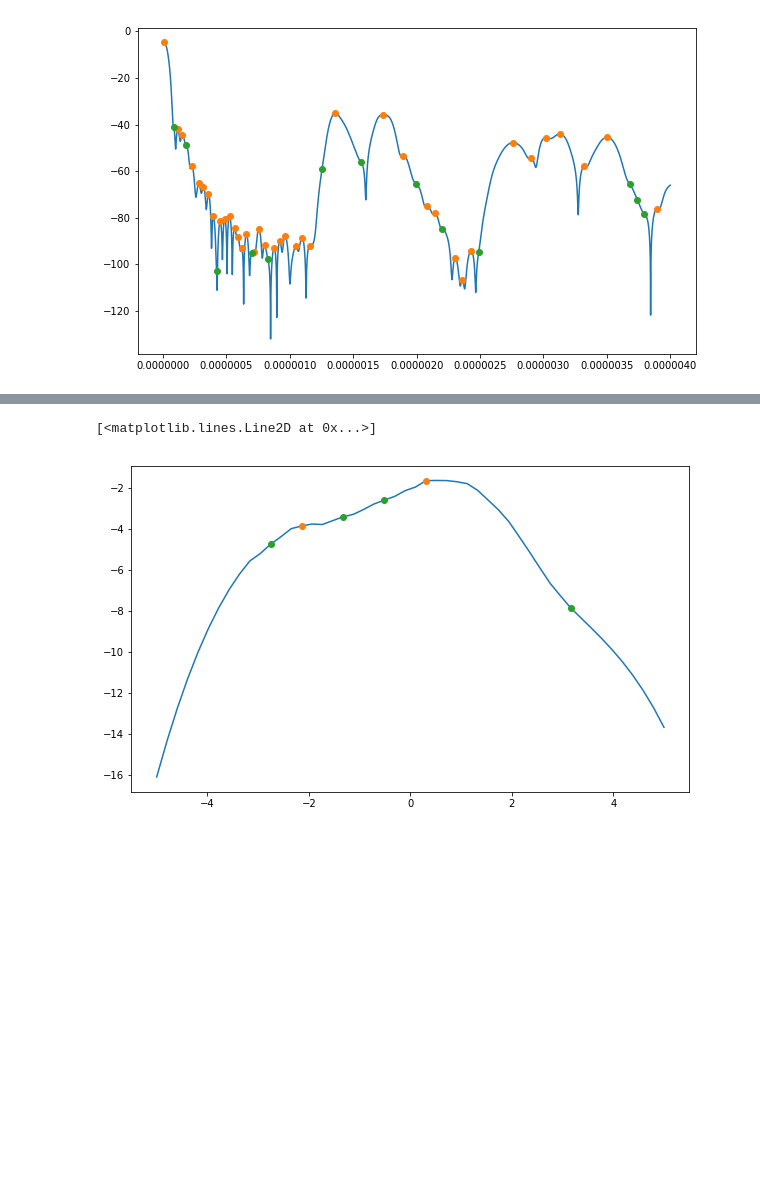
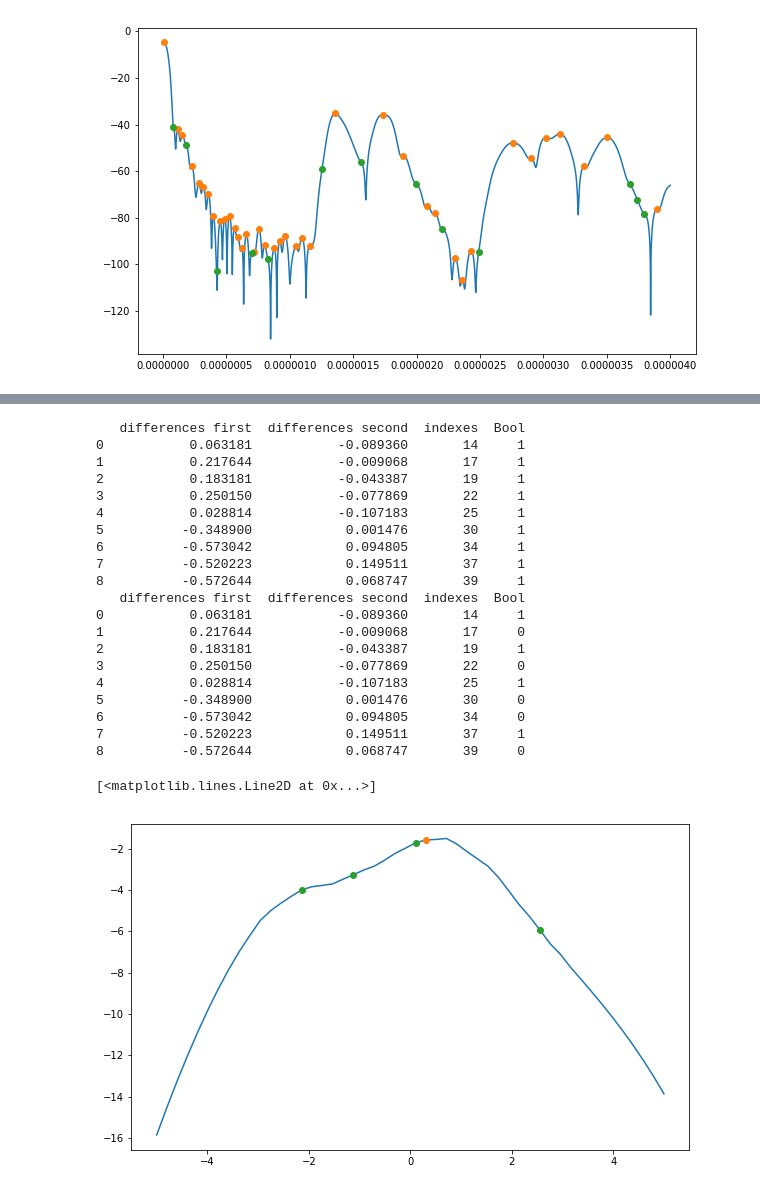
Before and after one commit to tacohen125/peakShoulderFinder, a Jupyter notebook: docs/second_derivative_calculator.ipynb, the cells around one changed output, grey strips where cells are left out. Drawn from its saved outputs; the diff is of its cells as text; code cells hidden in the pictures; blank space fills up the shorter version.

```diff
--- a/docs/second_derivative_calculator.ipynb
+++ b/docs/second_derivative_calculator.ipynb
@@ -9,7 +9,7 @@ import numpy as np
 import pandas as pd
 from scipy import signal
 
-def peak_shoulder_index(y, frame=5, order=3, returnInflection=False, returnPeak=True, returnY=False, threshold=0.005, min_dist = 1):
+def peak_shoulder_index(y, frame=5, order=3, returnInflection=False, returnPeak=True, returnY=False, min_dist = 1):
     '''Determines the locations of peaks and inflection points of a signal.
 
      Iteratively performs a polynomial fitting in the data to detect its
@@ -37,7 +37,7 @@ def peak_shoulder_index(y, frame=5, order=3, returnInflection=False, returnPeak=
 
     yfilter = signal.savgol_filter(y, frame, order)
 
-    inflection_points_index, peaks_index = index_return(yfilter, threshold=threshold, min_dist = min_dist)
+    inflection_points_index, peaks_index = index_return(yfilter, min_dist = min_dist)
 
     if returnY == False:
         if returnInflection == True and returnPeak == True:
@@ -209,10 +229,30 @@ plt.plot(x, yrand, 'o')
 # %%
-peaks_index_1, inflection_points_index_1, yfilt = peak_shoulder_index(yrand, frame=19, order=3, returnInflection=True, returnPeak=True, returnY=True, threshold=0.038, min_dist = 5)
+peaks_index_1, inflection_points_index_1, yfilt = peak_shoulder_index(yrand, frame=19, order=3, returnInflection=True, returnPeak=True, returnY=True, min_dist = 10)
 
 pyplot.figure(figsize=(10,6))
 pyplot.plot(x, yfilt)
 pyplot.plot(x[peaks_index_1], yfilt[peaks_index_1], 'o')
 pyplot.plot(x[inflection_points_index_1], yfilt[inflection_points_index_1], 'o')
 # %% [output]
-[<matplotlib.lines.Line2D at 0x...>]
+   differences first  differences second  indexes  Bool
+0           0.063181           -0.089360       14     1
+1           0.217644           -0.009068       17     1
+2           0.183181           -0.043387       19     1
+3           0.250150           -0.077869       22     1
+4           0.028814           -0.107183       25     1
+5          -0.348900            0.001476       30     1
+6          -0.573042            0.094805       34     1
+7          -0.520223            0.149511       37     1
+8          -0.572644            0.068747       39     1
+   differences first  differences second  indexes  Bool
+0           0.063181           -0.089360       14     1
+1           0.217644           -0.009068       17     0
+2           0.183181           -0.043387       19     1
+3           0.250150           -0.077869       22     0
+4           0.028814           -0.107183       25     1
+5          -0.348900            0.001476       30     0
+6          -0.573042            0.094805       34     0
+7          -0.520223            0.149511       37     1
+8          -0.572644            0.068747       39     0
+[<matplotlib.lines.Line2D at 0x...>]
-[figure, old version]
+[figure, new version]
```
Also changed, not shown: parts of 4 cells of this notebook.
